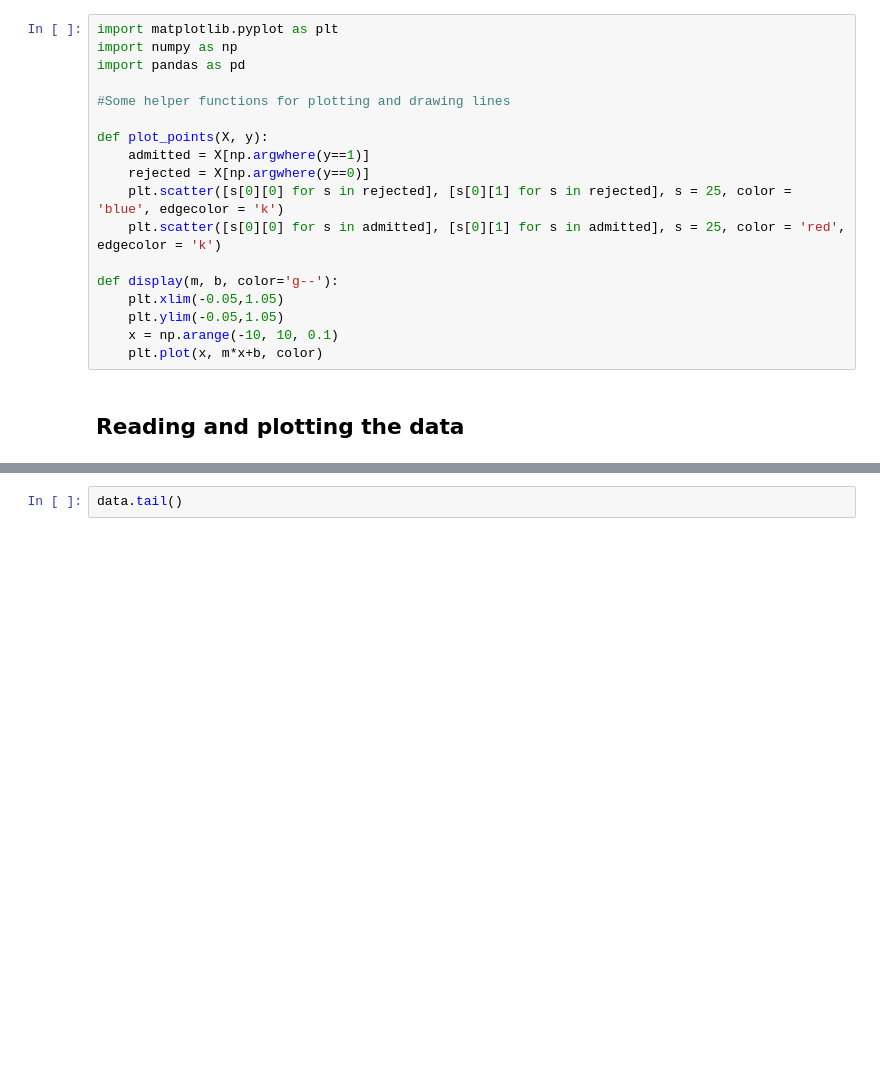
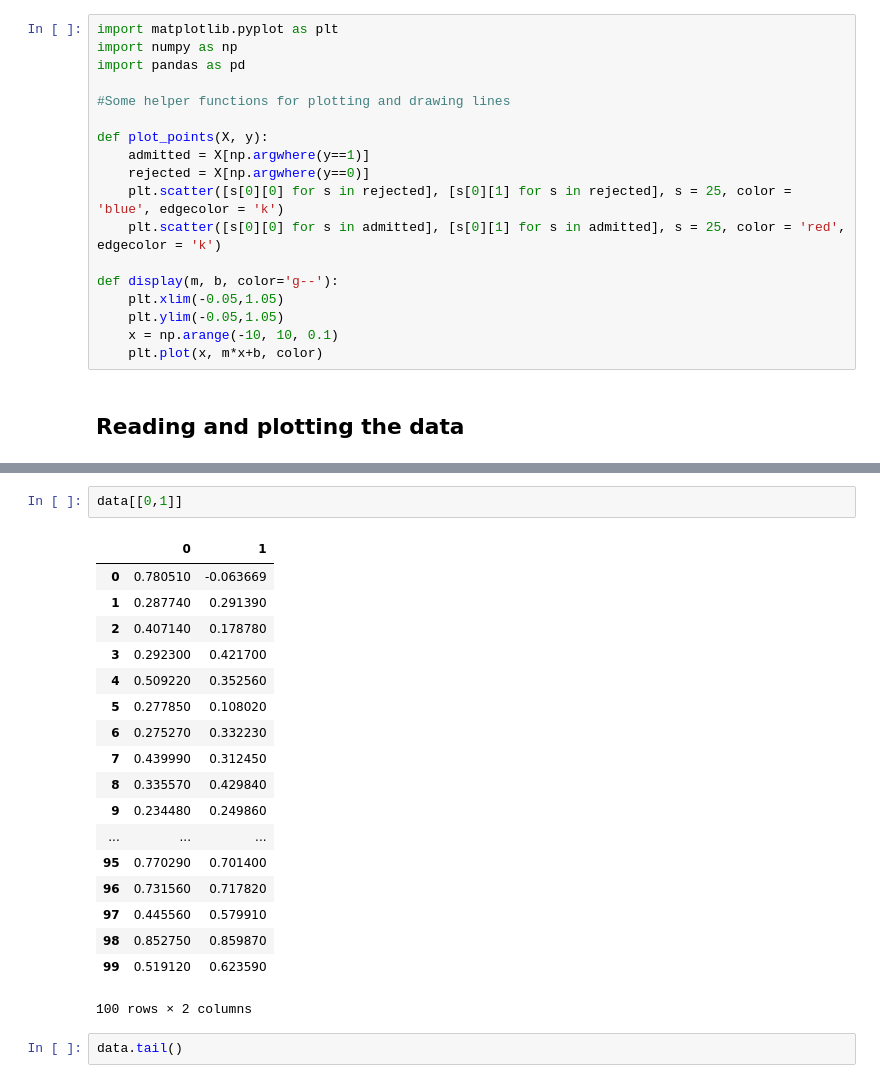
Before and after one commit to Ge0f3/Deep_Learning_with_PyTorch, a Jupyter notebook: GradientDescent.ipynb, the cells around one changed output, grey strips where cells are left out. Drawn from its saved outputs; the diff is of its cells as text; blank space fills up the shorter version.

```diff
--- a/GradientDescent.ipynb
+++ b/GradientDescent.ipynb
@@ -32,4 +39,25 @@ plt.show()
 [figure]
+# %%
+data[[0,1]]
+# %% [output]
+|  | 0 | 1 |
+| 0 | 0.780510 | -0.063669 |
+| 1 | 0.287740 | 0.291390 |
+| 2 | 0.407140 | 0.178780 |
+| 3 | 0.292300 | 0.421700 |
+| 4 | 0.509220 | 0.352560 |
+| 5 | 0.277850 | 0.108020 |
+| 6 | 0.275270 | 0.332230 |
+| 7 | 0.439990 | 0.312450 |
+| 8 | 0.335570 | 0.429840 |
+| 9 | 0.234480 | 0.249860 |
+| ... | ... | ... |
+| 95 | 0.770290 | 0.701400 |
+| 96 | 0.731560 | 0.717820 |
+| 97 | 0.445560 | 0.579910 |
+| 98 | 0.852750 | 0.859870 |
+| 99 | 0.519120 | 0.623590 |
+100 rows × 2 columns
 # %%
 data.tail()
 # %% [output]
```
Also changed, not shown: parts of 1 cell of this notebook, 4 other files.
